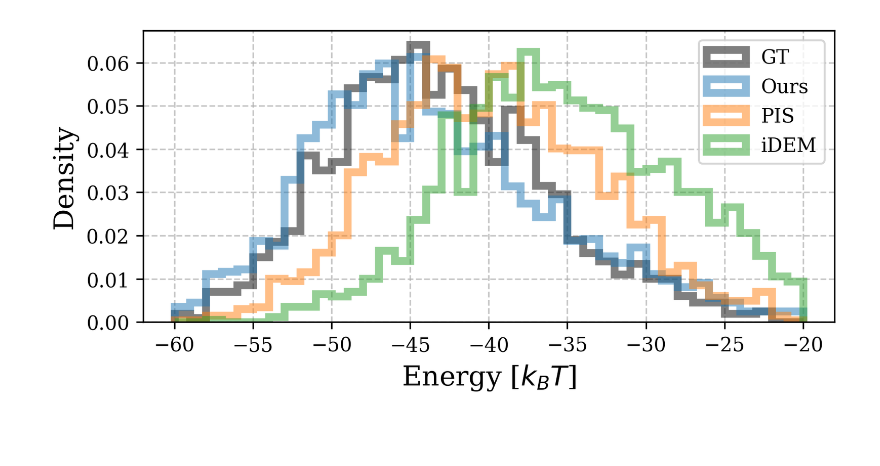
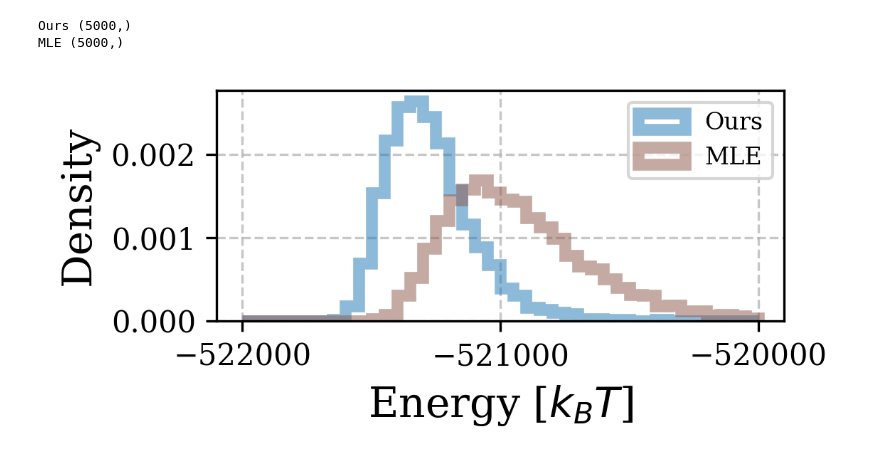
Before and after one commit to minkyu1022/distill_diff_sampler, a Jupyter notebook: notebook/energy.ipynb, the cells around one changed output. Saved outputs shown, nothing was run; the diff lists cells and outputs as text; code cells hidden in the pictures; blank space fills up the shorter version.

```diff
--- a/notebook/energy.ipynb
+++ b/notebook/energy.ipynb
@@ -9,70 +9,79 @@ plt.rcParams.update({
     'axes.titlesize': 10,
     'xtick.labelsize': 10,
     'ytick.labelsize': 10,
-    'legend.fontsize': 10,
+    'legend.fontsize': 8,
     'figure.dpi': 300,
     'lines.linewidth': 1.5,
 })
 
 palette_dict = {
-    "GT": "#000000",   # Black
+    "GT": "#808080",   # Gray
     "Ours": "#1F77B4",     # Blue
     "PIS": "#FF7F0E",     # Orange
     "iDEM": "#2CA02C",     # Green
     "TB+Expl+LS": "#9467BD",     # Purple
-    "TB": "#8C564B",     # Brown
+    "MLE": "#8C564B",     # Brown
     "FAB": "#E377C2",     # Pink
 }
 
 def plot_energy_hist(name, energy_dict, lower, upper):
-    plt.figure(figsize=(6, 3))
-    plt.xlabel("Energy [$k_B T$]", fontsize=14)
+    plt.figure(figsize=(4, 2))
+    plt.xlabel("Energy [$k_B T$]")
 
     for method, energy in energy_dict.items():
+        print(method, energy.shape)
         plt.hist(energy, range=(lower, upper), bins=40, density=True, label=method, alpha=0.5, histtype="step", linewidth=4, color=palette_dict[method])
 
-    plt.ylabel("Density", fontsize=14)
+    if name == 'aldp':
+        plt.xticks([-522000, -521000, -520000])
+
+    plt.ylabel("Density")
     plt.grid(linestyle="--", alpha=0.7)
     plt.xticks()
     plt.yticks()
-    plt.legend()
+    plt.legend(loc="upper right")
     plt.tight_layout()
-    plt.savefig(f'../figure/{name}_energy_hist.png')
+    plt.savefig(f'../figure/{name}_energy_hist.png', format='png', bbox_inches='tight')
+    plt.savefig(f'../figure/{name}_energy_hist.pdf', format='pdf', bbox_inches='tight')
 
-name = 'lj13'
-energy_dict = {
-    'GT': np.load(f'../result/2025-05-06_12:23:44/energy/GT_0.npy'),
-    'Ours': np.load('../result/2025-05-06_12:23:45/energy/Student_14000.npy'),
-    'PIS': np.load('../result/2025-05-06_12:23:48/energy/Student_40000.npy'),
-    'iDEM': np.load(f'../result/iDEM_{name}/energy/Student.npy'),
-}
+# name = 'lj13'
+# energy_dict = {
+#     'GT': np.load(f'../assets/lj13/gt/energies.npy'),
+#     'Ours': np.load('../assets/lj13/ours/energies.npy'),
+#     'PIS': np.load('../assets/lj13/pis/energies.npy'),
+#     'iDEM': np.load(f'../assets/lj13/idem/energies.npy'),
+# }
 
-lower = -60
-upper = -20
+# lower = -60
+# upper = -20
 
 # name = 'lj55'
 # energy_dict = {
-#     'GT': np.load(f'../result/2025-05-06_12:23:44/energy/GT_0.npy'),
-#     'Ours': np.load('../result/2025-05-06_12:23:45/energy/Student_14000.npy'),
-#     'PIS': np.load('../result/2025-05-06_12:23:48/energy/Student_40000.npy'),
-#     'iDEM': np.load(f'../result/iDEM_{name}/energy/Student.npy'),
+#     'GT': np.load(f'../assets/lj55/gt/energies.npy'),
+#     'Ours': np.load('../assets/lj55/ours/energies.npy'),
+#     'PIS': np.load('../assets/lj55/pis/energies.npy'),
+#     'TB+Expl+LS': np.load(f'../assets/lj55/tb_expl_ls/energies.npy'),
+#     # 'iDEM': np.load(f'../assets/lj55/idem/energies.npy'),
 # }
 
-# lower = -100
-# upper = 0
+# lower = -380
+# upper = -100
 
-# name = 'aldp'
-# energy_dict = {
-#     'GT': np.load(f'../result/2025-05-05_21:50:37/energy/GT_4000.npy'),
-#     'Teacher': np.load(f'../result/2025-05-05_21:50:37/energy/Teacher_4000.npy'),
-#     'Ours': np.load('../result/2025-05-05_21:50:37/energy/Student_4000.npy'),
-#     'MLE': np.load('../result/2025-05-05_21:50:37/energy/Student_4000.npy'),
-#     'FAB': np.load(f'../result/FAB_{name}/energy/Student.npy'),
-# }
+name = 'aldp'
+energy_dict = {
+    # 'GT': np.load('../assets/aldp/gt/energies.npy'),
+    # 'PIS': np.load(f'../assets/aldp/pis/energies.npy'),
+    # 'TB+Expl+LS': np.load(f'../assets/aldp/tb_expl_ls/energies.npy'),
+    'Ours': np.load('../assets/aldp/ours/energies.npy'),
+    'MLE': np.load('../assets/aldp/mle/energies.npy'),
+    # 'FAB': np.load(f'../assets/aldp/fab/energies.npy'),
+}
 
-# lower = -522000
-# upper = -520000
+lower = -522000
+upper = -520000
 
 plot_energy_hist(name, energy_dict, lower, upper)
 # %% [output]
+Ours (5000,)
+MLE (5000,)
-[figure, old version]
+[figure, new version]
```
Also changed, not shown: 4 other files.
